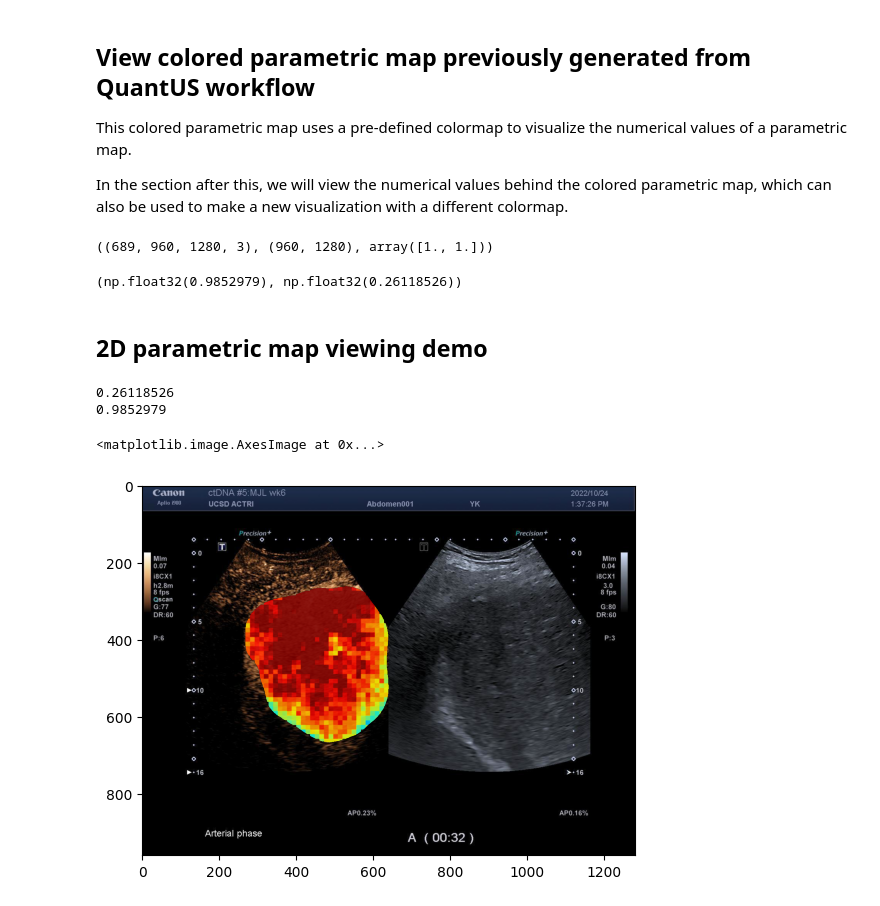
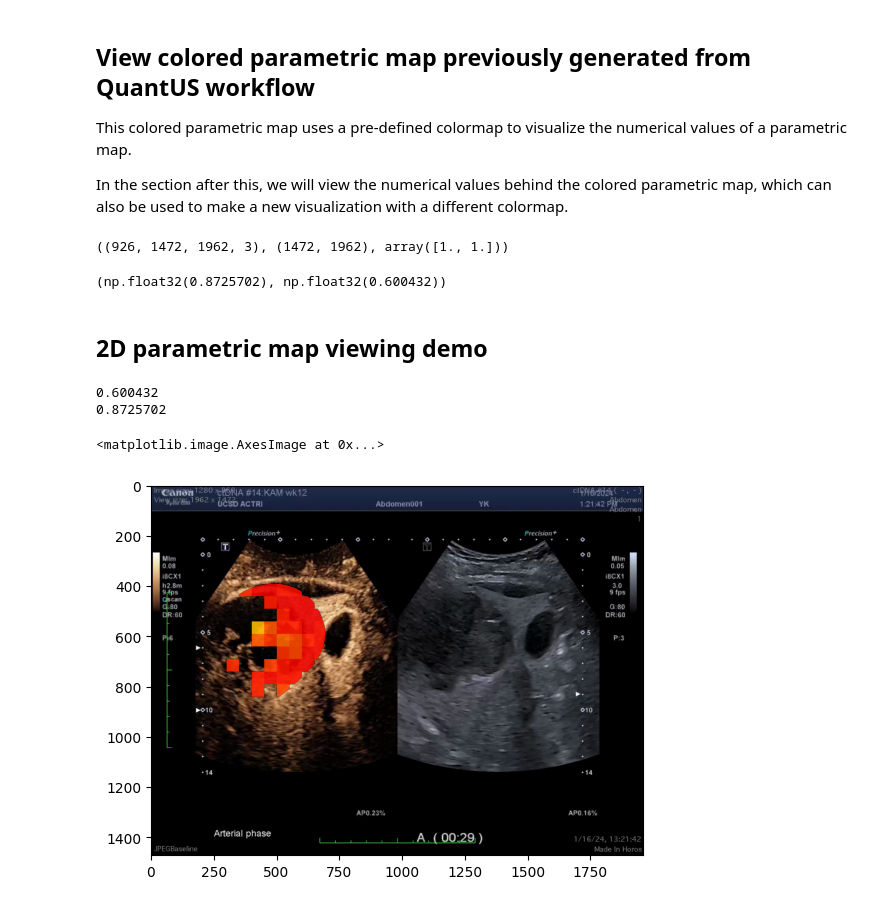
Before and after one commit to TUL-Dev/QuantUS-Plugins-CEUS, a Jupyter notebook: 2d ceus test/paramaps_viewing_demo copy.ipynb, the cells around one changed output. Saved outputs shown, nothing was run; the diff lists cells and outputs as text; code cells hidden in the pictures.

```diff
--- a/2d ceus test/paramaps_viewing_demo copy.ipynb
+++ b/2d ceus test/paramaps_viewing_demo copy.ipynb
@@ -9,36 +9,43 @@ also be used to make a new visualization with a different colormap.
 import numpy as np
 import matplotlib.pyplot as plt
 # %%
-im_path = '/Users/samantha/Desktop/ultrasound lab stuff/ctdna/p5/p5 pre/paramap/image.npy'
+im_path = '/Users/samantha/Desktop/ultrasound lab stuff/ctdna/p14/p14 wk12/test_for_t0/image.npy'
 
 im = np.load(im_path)
 # %%
-numerical_paramap_path = '/Users/samantha/Desktop/ultrasound lab stuff/ctdna/p5/p5 pre/paramap/PE_full_TIC_numerical.npy'
-pixdims_path = '/Users/samantha/Desktop/ultrasound lab stuff/ctdna/p5/p5 pre/paramap/pix_dims.npy'
+numerical_paramap_path = '/Users/samantha/Desktop/ultrasound lab stuff/ctdna/p14/p14 wk12/test_for_t0/t0_arrival_score_numerical.npy'
+pixdims_path = '/Users/samantha/Desktop/ultrasound lab stuff/ctdna/p14/p14 wk12/test_for_t0/pix_dims.npy'
 
 pixdims = np.load(pixdims_path)
 numerical_paramap = np.load(numerical_paramap_path)
 # %%
 im.shape, numerical_paramap.shape, pixdims
 # %% [output]
-((689, 960, 1280, 3), (960, 1280), array([1., 1.]))
+((926, 1472, 1962, 3), (1472, 1962), array([1., 1.]))
 # %%
 np.nanmax(numerical_paramap), np.nanmin(numerical_paramap)
 # %% [output]
-(np.float32(0.9852979), np.float32(0.26118526))
+(np.float32(0.8725702), np.float32(0.600432))
 # %% [markdown]
 ## 2D parametric map viewing demo
 # %%
 print(np.nanmin(numerical_paramap))
 print(np.nanmax(numerical_paramap))
 # %% [output]
-0.26118526
-0.9852979
+0.600432
+0.8725702
 # %%
 frame = 250
 
 plt.imshow(im[frame], cmap='gray')
-plt.imshow(numerical_paramap, cmap='jet', vmin = 0, vmax = 1, alpha=0.9)
+
+use_gamma = True      # <--- toggle this to False to disable
+gamma = 1.5
+
+if use_gamma:
+    numerical_paramap = numerical_paramap ** (1/gamma)
+
+plt.imshow(numerical_paramap, cmap='jet', vmin=0, vmax=1, alpha=0.9)
 # %% [output]
 <matplotlib.image.AxesImage at 0x...>
-[figure, old version]
+[figure, new version]
```
Also changed, not shown: 6 other files.
